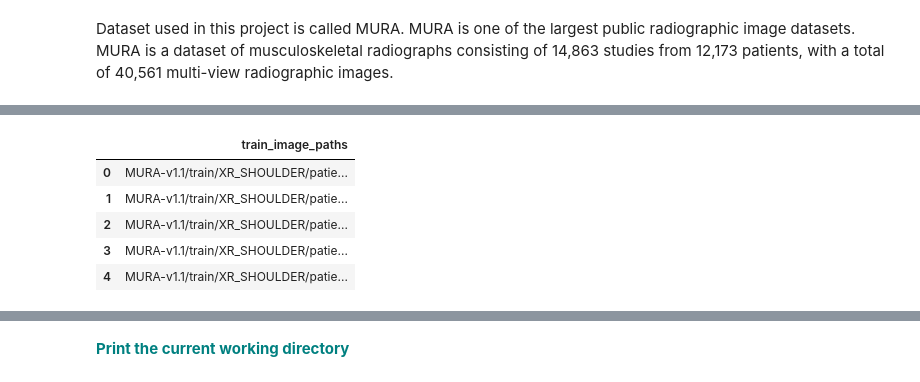
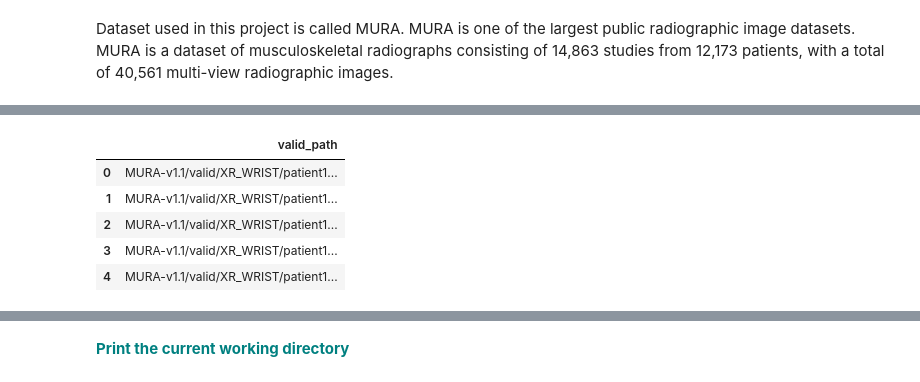
Before and after one commit to umamohantm/springboard, a Jupyter notebook: Capstone 2/Capstone _3_Data_Wrangling_and_EDA.ipynb, the cells around one changed output, grey strips where cells are left out. Cells and saved outputs as stored; diff of their text form; code cells hidden in the pictures.

```diff
--- a/Capstone 2/Capstone _3_Data_Wrangling_and_EDA.ipynb
+++ b/Capstone 2/Capstone _3_Data_Wrangling_and_EDA.ipynb
@@ -27,11 +41,13 @@ train_image = pd.read_csv('train_image_paths.csv')
 # %%
-#print the first five rows of train_image dataframe
-train_image.head()
+#load the test iamge data into a pandas dataframe
+valid_image = pd.read_csv('valid_image_paths.csv',names = ['valid_path'] )
+#print the first five rows of valid_image dataframe
+valid_image.head()
 # %% [output]
-|  | train_image_paths |
-| 0 | MURA-v1.1/train/XR_SHOULDER/patie... |
-| 1 | MURA-v1.1/train/XR_SHOULDER/patie... |
-| 2 | MURA-v1.1/train/XR_SHOULDER/patie... |
-| 3 | MURA-v1.1/train/XR_SHOULDER/patie... |
-| 4 | MURA-v1.1/train/XR_SHOULDER/patie... |
+|  | valid_path |
+| 0 | MURA-v1.1/valid/XR_WRIST/patient1... |
+| 1 | MURA-v1.1/valid/XR_WRIST/patient1... |
+| 2 | MURA-v1.1/valid/XR_WRIST/patient1... |
+| 3 | MURA-v1.1/valid/XR_WRIST/patient1... |
+| 4 | MURA-v1.1/valid/XR_WRIST/patient1... |
 # %%
```
Also changed, not shown: parts of 75 cells of this notebook.
